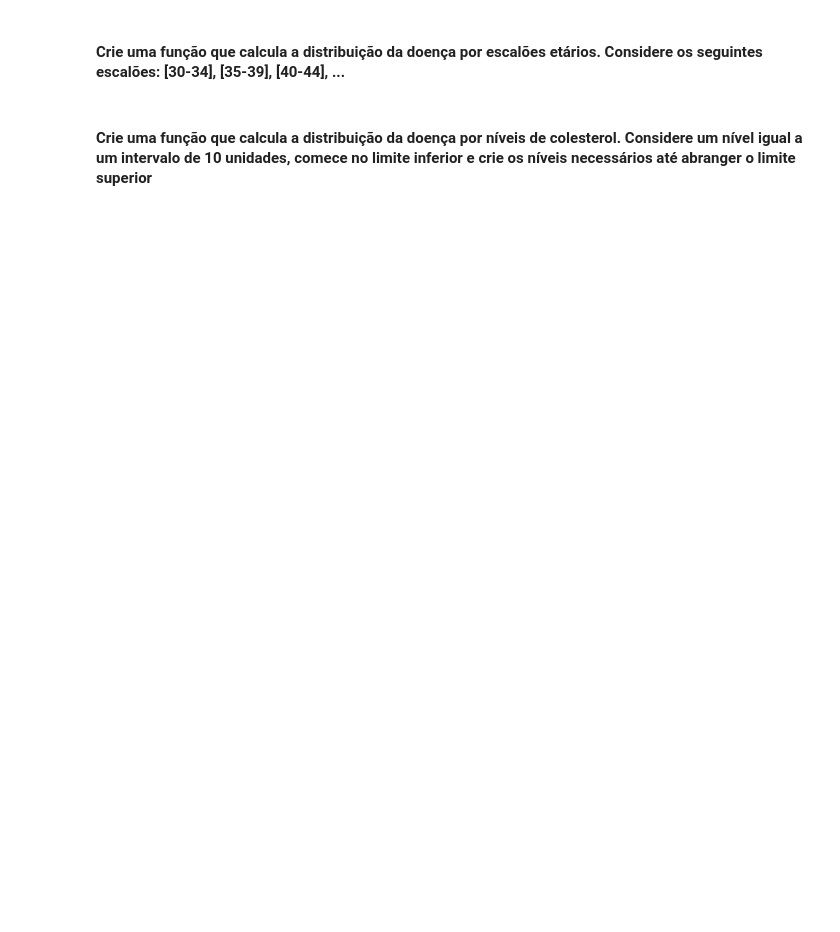
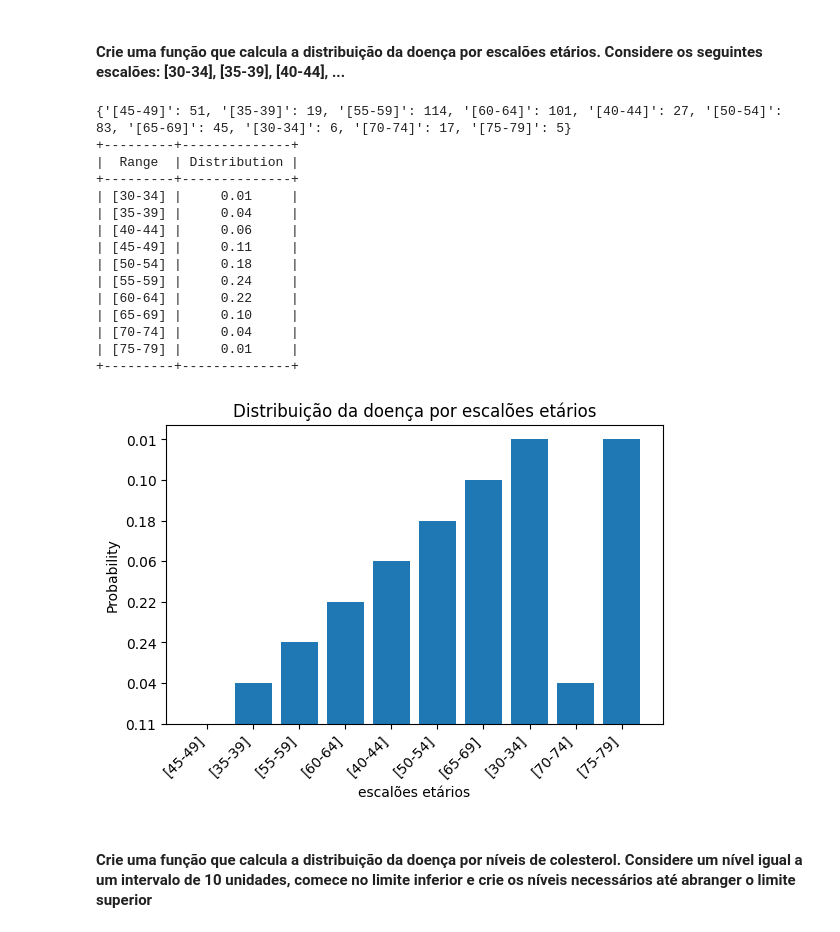
Before and after one commit to ritavaz02/PL2023, a Jupyter notebook: TPC1/PL2023_TPC1.ipynb, the cells around one changed output. Saved outputs shown, nothing was run; the diff lists cells and outputs as text; code cells hidden in the pictures; blank space fills up the shorter version.

```diff
--- a/TPC1/PL2023_TPC1.ipynb
+++ b/TPC1/PL2023_TPC1.ipynb
@@ -90,31 +135,51 @@ sexFunc(d,haveDiseaseNumber)
 # %%
 def agesFunc(d,haveDisease,haveDiseaseNumber):
     ages = dict()
     for i in haveDisease:
         age = int(d['idade'][i])
         unitAge = age % 10
         number = (age // 10) * 10
         #print("age=" + str(age), ", unitAge=" + str(unitAge) + ", number=" + str(number))
         if unitAge in [0,1,2,3,4]:
             init = age-unitAge
         else:
             init = number+5
         finit = init + 4
         #print("init=" + str(init) + ", finit=" + str(finit))
         rangeAge = "[" + str(init) + "-" + str(finit) + "]"
         if rangeAge not in ages.keys():
             newKey = dict()
             newKey = {rangeAge: 1}
             ages |= newKey
         else:
             ages[rangeAge] = ages[rangeAge] +1
 
+    print(ages)
+
     for key in ages:
         ages[key] = format(ages[key]/haveDiseaseNumber , ".2f")
 
     createTable(ages)
+    createGraph(ages,"Distribuição da doença por escalões etários", "escalões etários")
 
 agesFunc(d,haveDisease,haveDiseaseNumber)
+# %% [output]
+{'[45-49]': 51, '[35-39]': 19, '[55-59]': 114, '[60-64]': 101, '[40-44]': 27, '[50-54]': 83, '[65-69]': 45, '[30-34]': 6, '[70-74]': 17, '[75-79]': 5}
++---------+--------------+
+|  Range  | Distribution |
++---------+--------------+
+| [30-34] |     0.01     |
+| [35-39] |     0.04     |
+| [40-44] |     0.06     |
+| [45-49] |     0.11     |
+| [50-54] |     0.18     |
+| [55-59] |     0.24     |
+| [60-64] |     0.22     |
+| [65-69] |     0.10     |
+| [70-74] |     0.04     |
+| [75-79] |     0.01     |
++---------+--------------+
+[figure, added]
 # %% [markdown]
 #### Crie uma função que calcula a distribuição da doença por níveis de colesterol. Considere um nível igual a um intervalo de 10 unidades, comece no limite inferior e crie os níveis necessários até abranger o limite superior
 # %%
```
Also changed, not shown: parts of 6 cells of this notebook.
